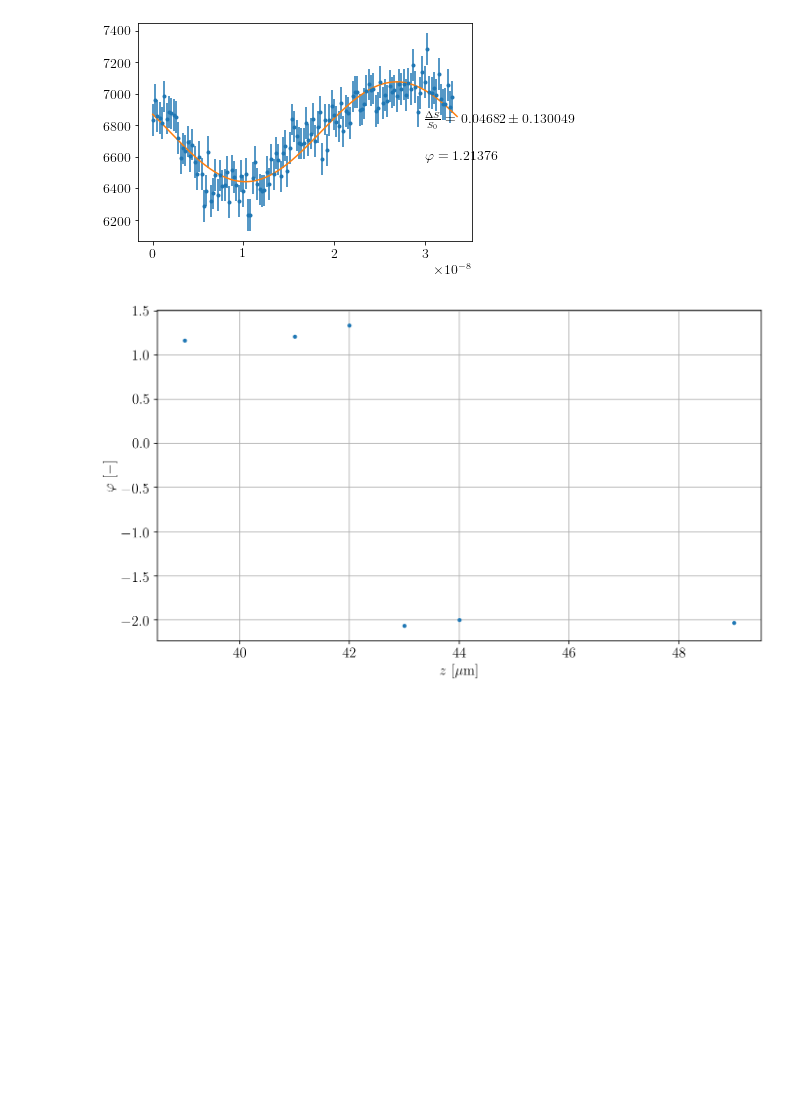
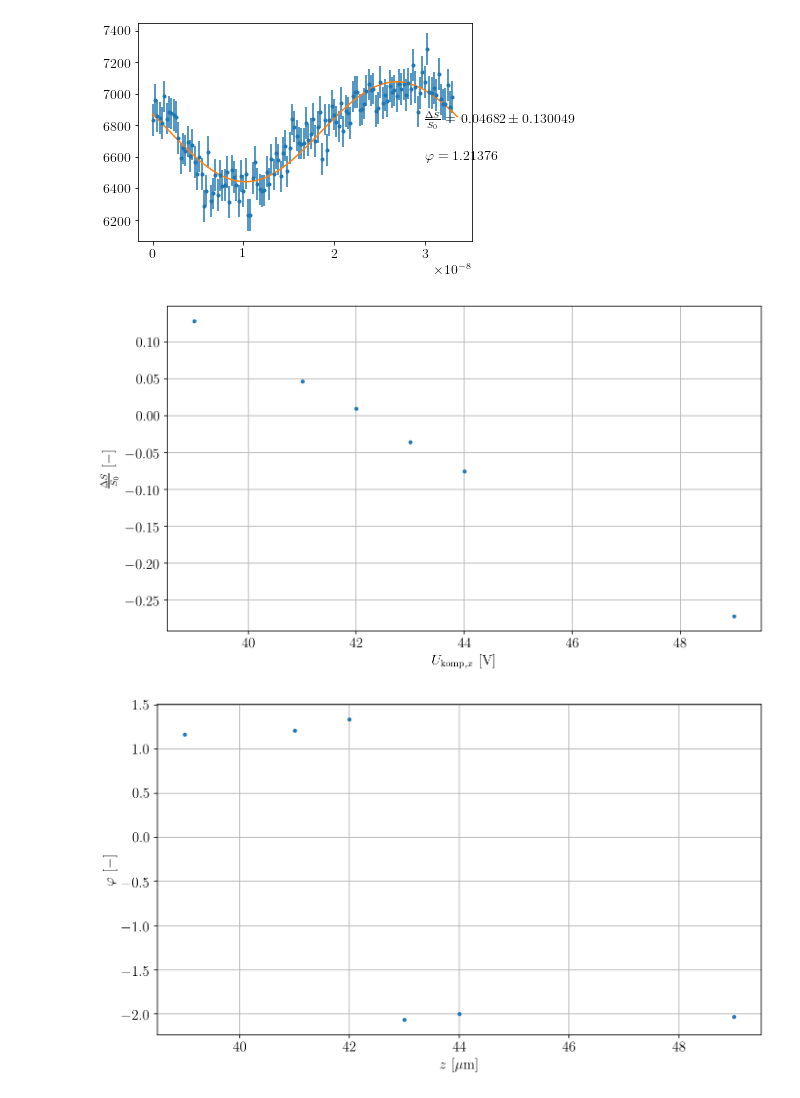
Before and after one commit to dvadlejch/Julia_vypocty_diplomka, a Jupyter notebook: micromotion_measurements/data_analysis/EMM_analysis_xz.ipynb, the cells around one changed output. Drawn from its saved outputs; the diff is of its cells as text; code cells hidden in the pictures; blank space fills up the shorter version.

```diff
--- a/micromotion_measurements/data_analysis/EMM_analysis_xz.ipynb
+++ b/micromotion_measurements/data_analysis/EMM_analysis_xz.ipynb
@@ -255,17 +252,19 @@ for i in range(fotkor_shape[1]):
 # %%
 my_dpi = 150
 siz = 100
 sizex = 16*siz
 sizey = 9*siz
 
 plt.figure(figsize=(sizex/my_dpi, sizey/my_dpi), dpi=my_dpi)
 # plt.errorbar(voltages[:,2], np.abs(DeltaS_S_ratio), yerr=Delta_S_S_ratio_sigma, fmt='.')
-plt.plot(voltages[1:,2], np.abs(DeltaS_S_ratio[1:]), '.')
+plt.plot(voltages[1:,2], DeltaS_S_ratio[1:], '.')
 #plt.errorbar(z_bezcond*1e6, DeltaS_S_ratio, yerr=Delta_S_S_ratio_sigma, fmt='.', label="bez kondiku")
 plt.xlabel(r"$ U_{\rm komp,\it x} \, \, \rm [V]$")
 plt.ylabel(r"$ \frac{\Delta S}{S_0} \, \, \rm [-]$")
 
 plt.grid()
+# %% [output]
+[figure, added]
 # %%
 plt.figure(figsize=(sizex/my_dpi, sizey/my_dpi), dpi=my_dpi)
 # plt.errorbar(z_bezcond*1e6, fot_phi, yerr=sigmas[2,:], fmt='.', label="bez kondiku")
```
Also changed, not shown: parts of 3 cells of this notebook, 2 other files.
